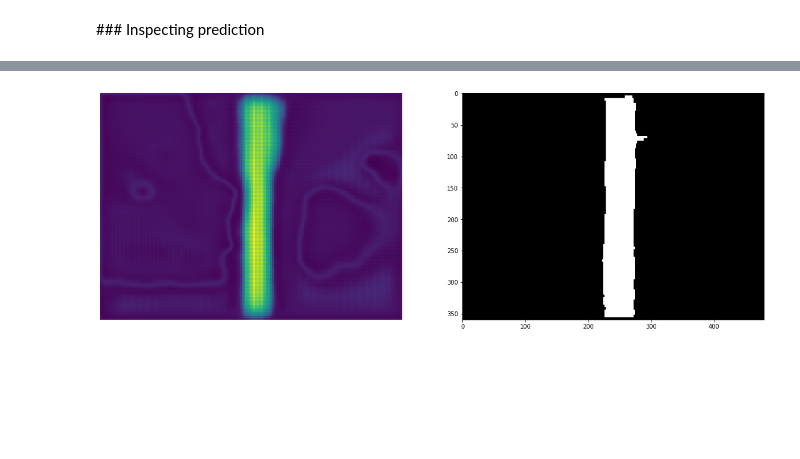
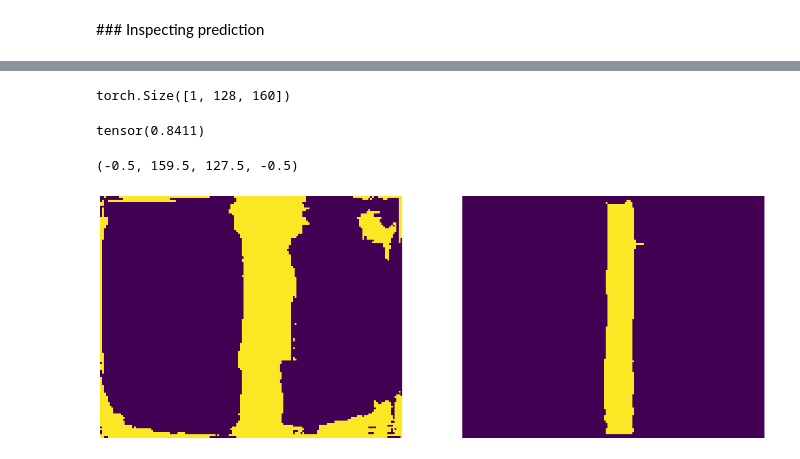
Before and after one commit to sofstef/tree-segmentation, a Jupyter notebook: notebooks/exploratory/2.0_ss_model.ipynb, the cells around one changed output, grey strips where cells are left out. Drawn from its saved outputs; the diff is of its cells as text; code cells hidden in the pictures; blank space fills up the shorter version.

```diff
--- a/notebooks/exploratory/2.0_ss_model.ipynb
+++ b/notebooks/exploratory/2.0_ss_model.ipynb
@@ -84,19 +110,24 @@ callbacks = [
     ModelCheckpoint(monitor="train_jaccard", mode="max"),
     ModelCheckpoint(monitor="val_jaccard", mode="max"),
     LogPredictionSamplesCallback(),
-    ModelCheckpoint(monitor="val_loss", mode="max"),
+    ModelCheckpoint(monitor="val_loss", mode="min", save_top_k=2),
+    ModelCheckpoint(monitor="train_f1", mode="max"),
+    ModelCheckpoint(monitor="val_f1", mode="max"),
 ]
 # %%
-# wandb_logger = WandbLogger(
-#     project="Trees", log_model="all", name="one_sample_20ep_lr_0.001"
-# )
+wandb_logger = WandbLogger(
+    project="Trees",
+    log_model="all",
+    name="test_prediction_logging",
+    save_code=False,
+)
 
 trainer = Trainer(
-    # logger=wandb_logger,
-    # callbacks=callbacks,
-    fast_dev_run=True,
-    # max_epochs=10,
+    logger=wandb_logger,
+    callbacks=callbacks,
+    # fast_dev_run=True,
+    max_epochs=3,
 )
 
-# wandb_logger.watch(model)
+wandb_logger.watch(model)
 # %% [output]
@@ -174,3 +221,5 @@ test_predict = trainer.predict(model, dm)
+# %%
+test_predict = trainer.predict(model, predict_dl)
 # %%
 test_predict[0].shape
 # %% [output]
@@ -178,2 +227,2 @@ torch.Size([1, 1, 120, 160])
 # %%
-test_predict
+pred = torch.squeeze(test_predict[0])
@@ -189,0 +241,4 @@ from PIL import Image
+# %%
+gtruth.shape
+# %% [output]
+torch.Size([1, 128, 160])
@@ -190,22 +249,32 @@ from PIL import Image
+# %%
+acc(pred, gtruth)
+# %% [output]
+tensor(0.8411)
 # %%
 ncols = 2
 
 sample_n = 0
 
 fig, axs = plt.subplots(
     nrows=1,
     ncols=ncols,
     figsize=(20, ncols * 4),
 )
 
-msk = test_predict[0][sample_n, :, :]
-msk = torch.squeeze(msk)
-axs[0].imshow(msk)
+# msk = test_predict[0][sample_n, :, :]
+# msk = torch.squeeze(msk)
+axs[0].imshow(pred)
 axs[0].axis("off")
 
-gtruth = Image.open("data/debug_segment/BinaryMask_22_47.tiff")
-axs[1].imshow(gtruth)
+true_mask = torch.squeeze(mask)
+axs[1].imshow(true_mask)
+axs[1].axis("off")
 
-plt.savefig("data/plots/one_sample.jpg")
+
+# gtruth = Image.open("data/debug_segment/BinaryMask_22_47.tiff")
+# axs[1].imshow(gtruth)
+
+# plt.savefig("data/plots/one_sample.jpg")
 # %% [output]
+(-0.5, 159.5, 127.5, -0.5)
-[figure, old version]
+[figure, new version]
```
Also changed, not shown: parts of 33 cells of this notebook, 5 other files.
